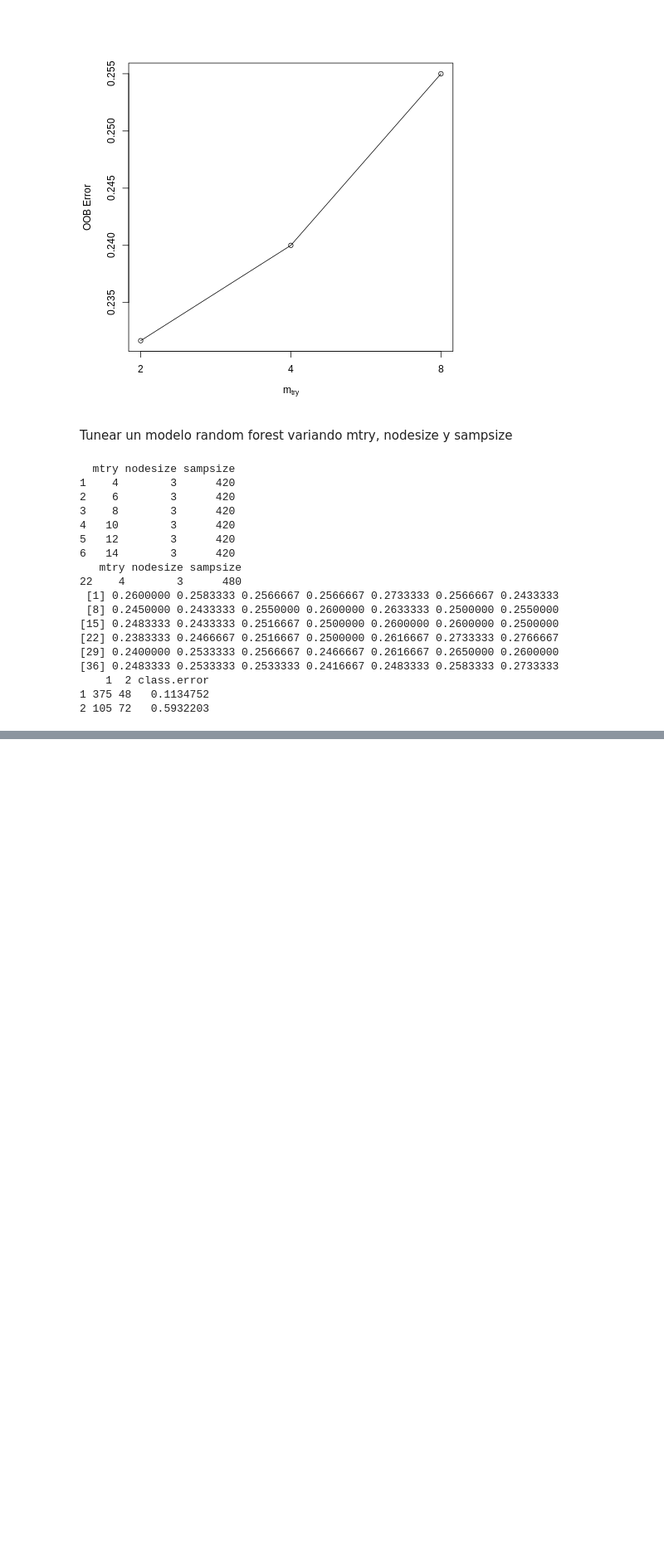
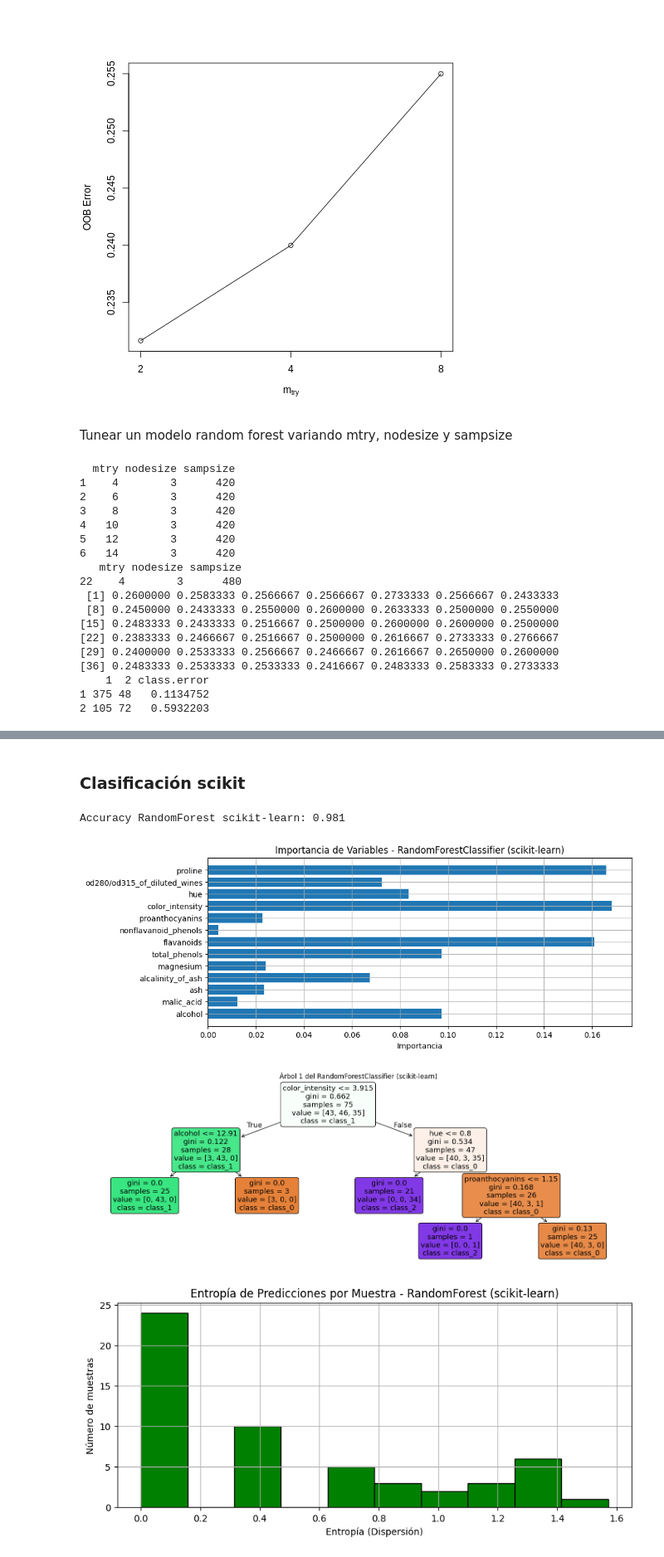
Before and after one commit to pikey-msc/AprendizMaquina, a Jupyter notebook: 2023-1/Ensambles/Bagging_random_forest.ipynb, the cells around one changed output, grey strips where cells are left out. Shown at 83% size. Cells and saved outputs as stored; diff of their text form; code cells hidden in the pictures; blank space fills up the shorter version.

```diff
--- a/2023-1/Ensambles/Bagging_random_forest.ipynb
+++ b/2023-1/Ensambles/Bagging_random_forest.ipynb
@@ -618,0 +929,65 @@ credit_model$confusion
+# %% [markdown]
+### Clasificación scikit
+# %%
+from sklearn.ensemble import RandomForestClassifier
+
+rf_sklearn = RandomForestClassifier(
+    n_estimators=10,
+    max_depth=3,
+    max_features='sqrt',
+    bootstrap=True,
+    random_state=0
+)
+
+rf_sklearn.fit(X_train, y_train)
+y_pred_sk = rf_sklearn.predict(X_test)
+
+acc_sk = accuracy_score(y_test, y_pred_sk)
+print(f"Accuracy RandomForest scikit-learn: {acc_sk:.3f}")
+
+feature_names = load_wine().feature_names
+importances = rf_sklearn.feature_importances_
+
+# Gráfico
+plt.figure(figsize=(10, 4))
+plt.barh(feature_names, importances)
+plt.title("Importancia de Variables - RandomForestClassifier (scikit-learn)")
+plt.xlabel("Importancia")
+plt.grid(True)
+plt.show()
+
+idx = 0
+tree = rf_sklearn.estimators_[idx]
+
+plt.figure(figsize=(18, 6))
+plot_tree(
+    tree,
+    feature_names=feature_names,
+    class_names=load_wine().target_names,
+    filled=True,
+    rounded=True
+)
+plt.title(f"Árbol {idx+1} del RandomForestClassifier (scikit-learn)")
+plt.show()
+
+
+# Predicciones por árbol (estabilidad)
+all_preds_sk = np.array([
+    tree.predict(X_test)
+    for tree in rf_sklearn.estimators_
+])
+
+entropies_sk = np.apply_along_axis(entropy, axis=0, arr=all_preds_sk)
+
+plt.figure(figsize=(10, 4))
+plt.hist(entropies_sk, bins=10, color='green', edgecolor='black')
+plt.title("Entropía de Predicciones por Muestra - RandomForest (scikit-learn)")
+plt.xlabel("Entropía (Dispersión)")
+plt.ylabel("Número de muestras")
+plt.grid(True)
+plt.show()
+# %% [output]
+Accuracy RandomForest scikit-learn: 0.981
+[figure, added]
+[figure, added]
+[figure, added]
```
Also changed, not shown: parts of 18 cells of this notebook.
